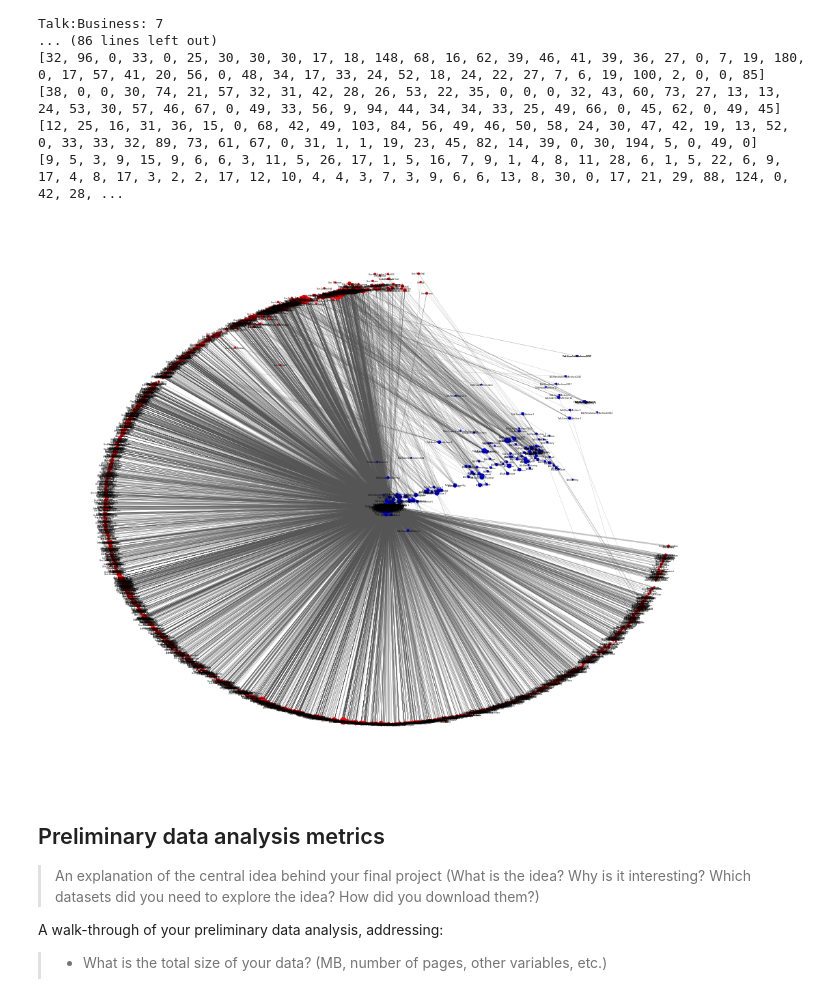
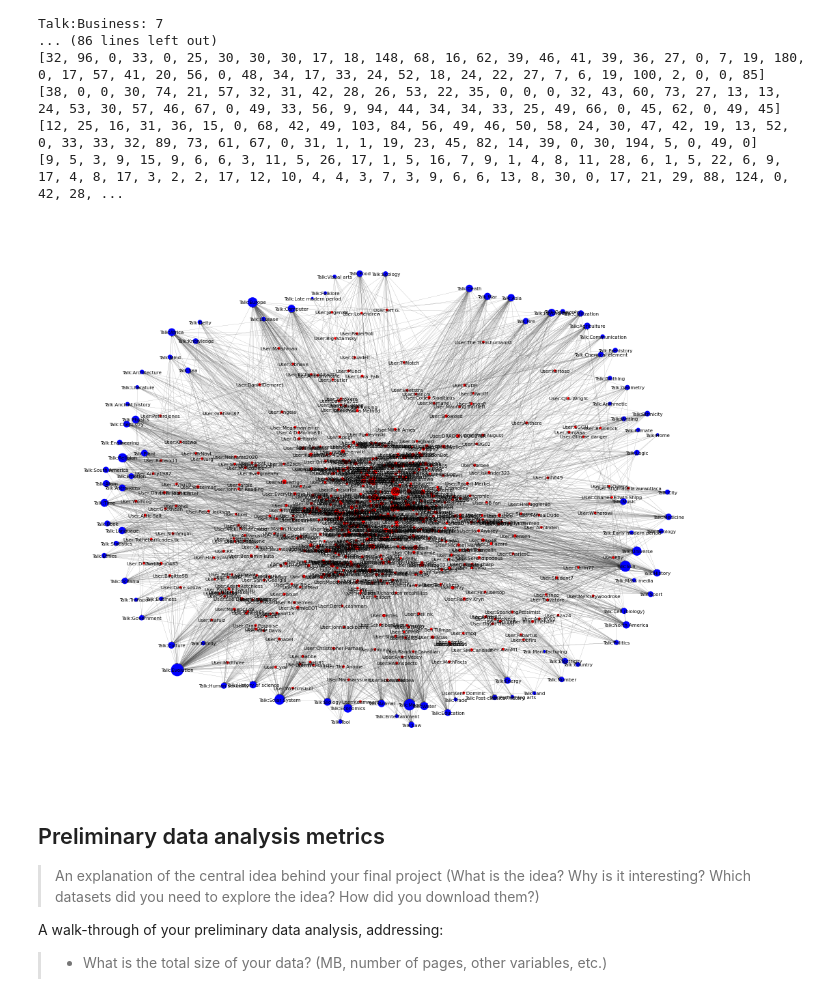
Before and after one commit to andste97/socialgraphs2023f-project, a Jupyter notebook: project/Project_draft.ipynb, the cells around one changed output. Cells and saved outputs as stored; diff of their text form; code cells hidden in the pictures.

```diff
--- a/project/Project_draft.ipynb
+++ b/project/Project_draft.ipynb
@@ -96,12 +96,18 @@ def parse_page(page, pages_list, graph):
         # Heuristic for Archive pages
         #archive_number = re.findall('\|\s*counter\s*=\s*([^\|\}\s]+)', content)
 
+        origin_title_list = re.findall('([^/]+).*', title)
+        if len(origin_title_list) > 0:
+            origin_title = origin_title_list[0]
+        else:
+            origin_title = title
+
         # Add User: links to graph
         count = 0
         for link in filtered_links:
             if link not in pages_list:
                 graph.add_node(link, page_class="user")
-            graph.add_edge(link, title)
+            graph.add_edge(link, origin_title)
             count += 1
 
         # Article word count
@@ -124,6 +130,11 @@ def scrape_wiki(category_title):
     # Filter only Talk pages
     filtered_titles = [title for title in titles if "Talk:" in title] # Todo might be worth using regex here
 
+    # Graph
+    page_graph = nx.DiGraph()
+    for page in filtered_titles:
+        page_graph.add_node(page, page_class="talk")
+
     # Find archive pages
     archive_titles = []
     for title in filtered_titles:
@@ -132,11 +143,6 @@ def scrape_wiki(category_title):
         print(title + ": " + str(len(curr_archive_titles)))
 
     all_titles = filtered_titles + archive_titles
-
-    # Graph
-    page_graph = nx.DiGraph()
-    for page in all_titles:
-        page_graph.add_node(page, page_class="talk")
 
     # Split list because of API limits
     split_titles_list = list(chunks(all_titles, wiki_api_page_request_limit))
@@ -175,31 +181,31 @@ Talk:Business: 7
 # %%
 plt.rcParams['font.sans-serif'] = 'DejaVu Sans'
 
 graph = page_graph.copy()
 
-# Remove users with only one connection
+# Only keep users with a high degree
 for node in page_graph.nodes(data=True):
     if node[1]["page_class"] == "user":
-        if page_graph.out_degree(node[0]) <= 1:
+        if page_graph.out_degree(node[0]) <= 2:
             graph.remove_node(node[0])
 
 # Remove outliers
 cc = nx.weakly_connected_components(graph)
 largest_c = max(cc, key=lambda x: len(x))
 rsubgraph = nx.subgraph(graph, largest_c)
 
 # Positions (currently unused)
 pos = nx.nx_agraph.graphviz_layout(rsubgraph, prog="neato")
 
 # Color and size according to coast and degree
 color_talk = "#0000FF"
 color_user = "#FF0000"
 node_colors = [color_talk if node[1]["page_class"] == "talk" else color_user for node in rsubgraph.nodes(data=True)]
 node_sizes = [rsubgraph.degree(node) for node in rsubgraph.nodes]
 
-nx.draw_kamada_kawai(rsubgraph, with_labels=True, font_weight='light', font_size=2, node_size=node_sizes, width=.1, edge_color="#555555", arrowsize=2, node_color=node_colors)
+nx.draw(rsubgraph, with_labels=True, font_weight='light', font_size=5, node_size=node_sizes, width=.1, edge_color="#555555", arrowsize=2, node_color=node_colors)
 # %% [output]
-[figure, old version]
+[figure, new version]
 # %% [markdown]
 ## Preliminary data analysis metrics
 
```
